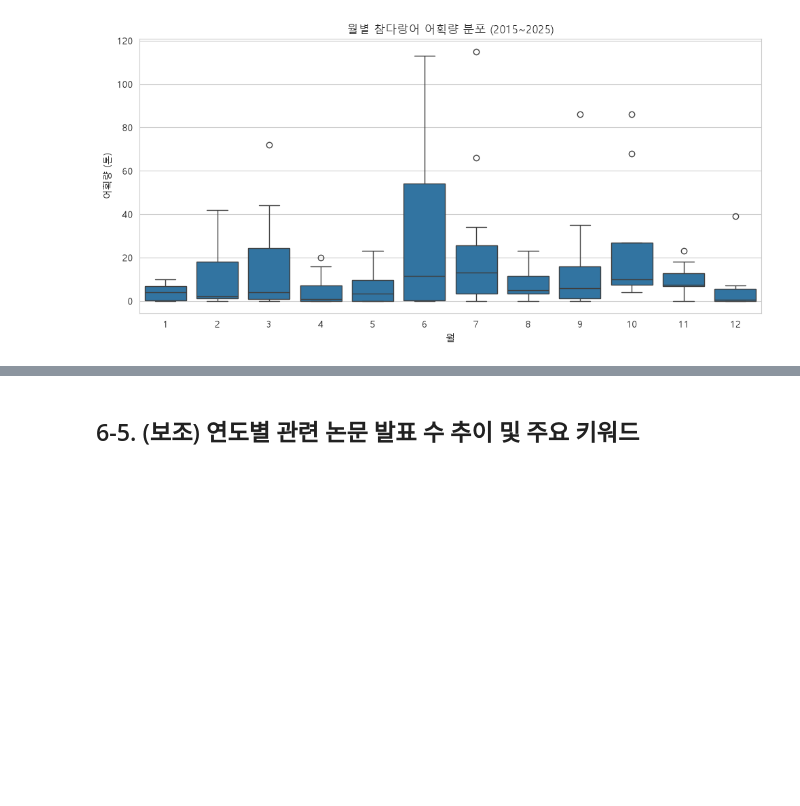
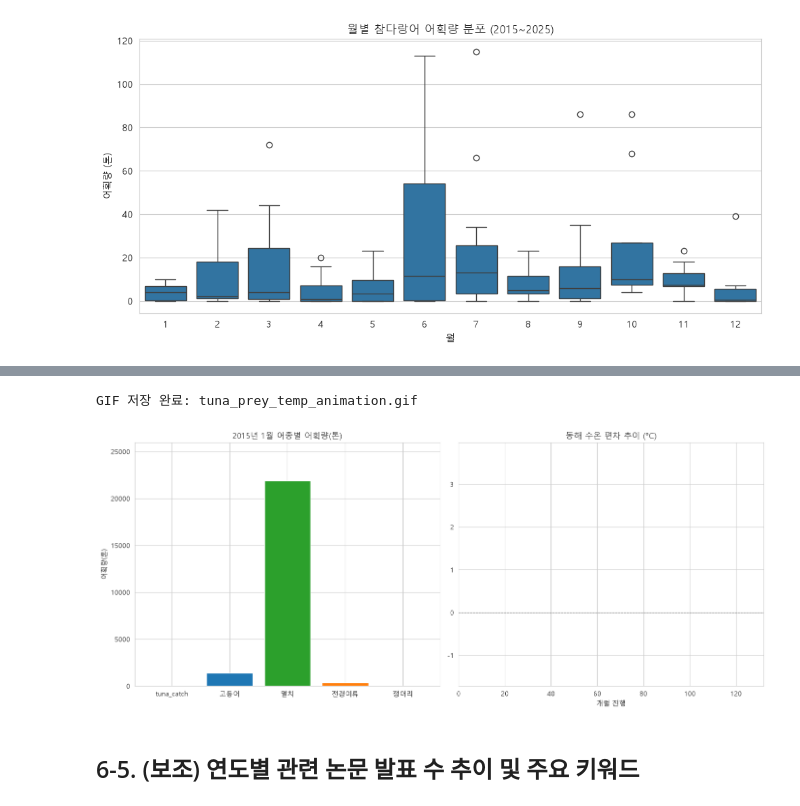
Before and after one commit to Hosung-Jung/ai-data-bootcamp, a Jupyter notebook: D011/D011_웹수집_리포트.ipynb, the cells around one changed output, grey strips where cells are left out. Drawn from its saved outputs; the diff is of its cells as text; code cells hidden in the pictures; blank space fills up the shorter version.

Commit message:
먹이생물 상관분석, 회귀분석, GIF 애니메이션 추가

```diff
--- a/D011/D011_웹수집_리포트.ipynb
+++ b/D011/D011_웹수집_리포트.ipynb
@@ -511,0 +585,19 @@ plt.show()
+# %%
+merged_full_df = merged_df.merge(prey_wide, on=["year", "month"], how="left")
+
+prey_species_cols = [c for c in prey_wide.columns if c not in ["year", "month"]]
+
+print("=== 참다랑어 어획량과의 상관계수 ===")
+for species in prey_species_cols:
+    valid = merged_full_df.dropna(subset=[species, "tuna_catch"])
+    if len(valid) > 5:
+        corr = valid[species].corr(valid["tuna_catch"])
+        print(f"{species}: r = {corr:.3f}  (n={len(valid)})")
+
+print("\n=== 참고: 수온 편차와의 상관계수 ===")
+print(f"동해 수온 편차: r = {merged_full_df['donghae_anomaly'].corr(merged_full_df['tuna_catch']):.3f}")
+
+#어 뭐야 아니 진짜 뭐야 참다랑어와 수온과의 상관계수보다 참다랑어와 고등어 어획량과의 상관계수가 더 높네
+#근데 고작 0.3 정도라 무조건 이거다 이게 아니라 좀 더 알아봐야함
+#실제 국립수산과학원에서 참다랑어 사육을 하며 고등어를 먹이로 주기는 했는데 이게 먹이생물로서 영향을 끼치는지 아님 근현종으로서
+#동일한 환경에서 서식하는건지는 좀 더 알아봐야함
@@ -512,3 +647,45 @@ plt.show()
+# %%
+import matplotlib.animation as animation
+from matplotlib.animation import PillowWriter
+
+plt.rcParams['font.family'] = 'Malgun Gothic'
+plt.rcParams['axes.unicode_minus'] = False
+
+# 애니메이션용 데이터 준비 (연-월 정렬)
+anim_df = merged_full_df.dropna(subset=["donghae_anomaly"]).sort_values(["year", "month"]).reset_index(drop=True)
+species_cols = ["tuna_catch", "고등어", "멸치", "전갱이류", "정어리"]
+
+fig, (ax1, ax2) = plt.subplots(1, 2, figsize=(14, 6))
+
+def update(frame):
+    ax1.clear()
+    ax2.clear()
+
+    row = anim_df.iloc[frame]
+
+    # 왼쪽: 어종별 어획량 막대
+    values = [row[c] if pd.notna(row[c]) else 0 for c in species_cols]
+    ax1.bar(species_cols, values, color=["tab:red", "tab:blue", "tab:green", "tab:orange", "tab:purple"])
+    ax1.set_ylim(0, anim_df[species_cols].max().max() * 1.1)
+    ax1.set_title(f"{int(row['year'])}년 {int(row['month'])}월 어종별 어획량(톤)")
+    ax1.set_ylabel("어획량(톤)")
+
+    # 오른쪽: 수온 편차 추이 (지금까지 누적)
+    ax2.plot(anim_df["donghae_anomaly"].iloc[:frame+1].values, color="tab:red")
+    ax2.axhline(0, color="gray", linestyle="--", linewidth=0.8)
+    ax2.set_xlim(0, len(anim_df))
+    ax2.set_ylim(anim_df["donghae_anomaly"].min() - 0.5, anim_df["donghae_anomaly"].max() + 0.5)
+    ax2.set_title("동해 수온 편차 추이 (°C)")
+    ax2.set_xlabel("개월 진행")
+
+    plt.tight_layout()
+
+ani = animation.FuncAnimation(fig, update, frames=len(anim_df), interval=150)
+ani.save("tuna_prey_temp_animation.gif", writer=PillowWriter(fps=8))
+print("GIF 저장 완료: tuna_prey_temp_animation.gif")
+# %% [output]
+GIF 저장 완료: tuna_prey_temp_animation.gif
+[figure, added]
 # %% [markdown]
 ## 6-5. (보조) 연도별 관련 논문 발표 수 추이 및 주요 키워드
 # %%
```
Also changed, not shown: parts of 5 cells of this notebook, 3 other files.
